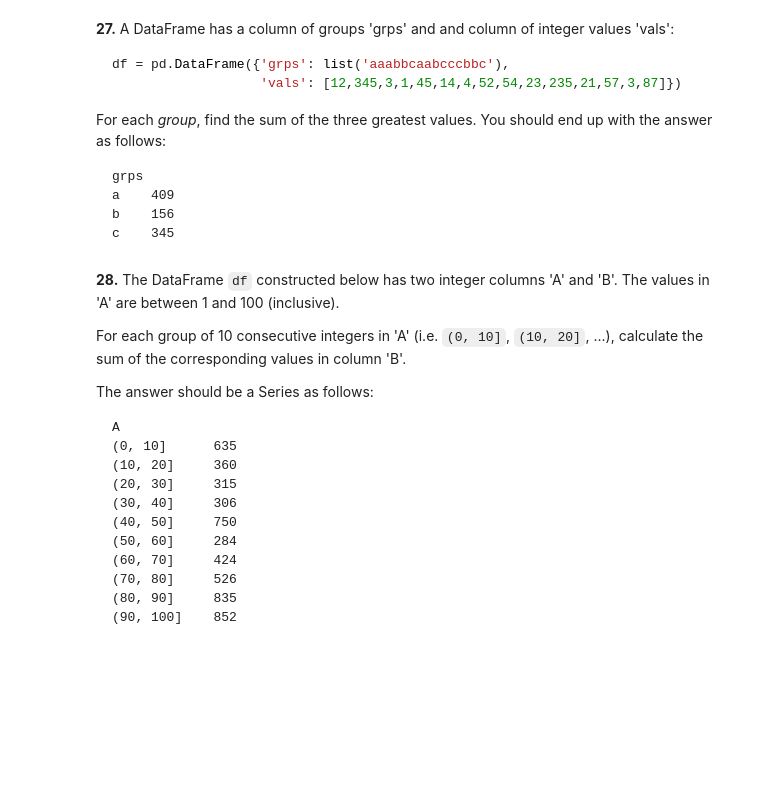
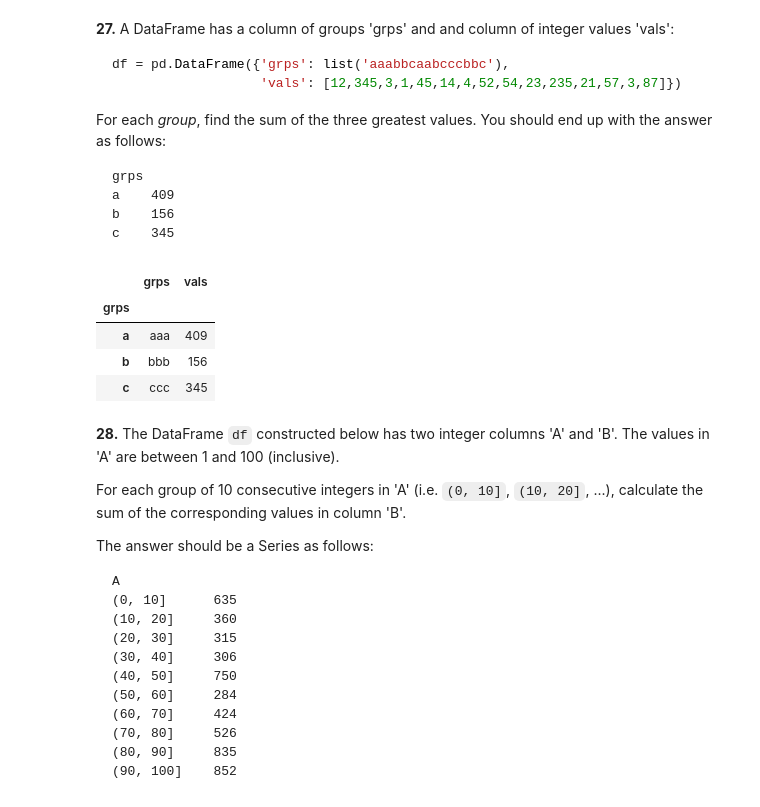
Before and after one commit to Pine9/PandasPuzzlesPractice, a Jupyter notebook: 100-pandas-puzzles.ipynb, the cells around one changed output. Cells and saved outputs as stored; diff of their text form; code cells hidden in the pictures; blank space fills up the shorter version.

Commit message:
status update: question 28

```diff
--- a/100-pandas-puzzles.ipynb
+++ b/100-pandas-puzzles.ipynb
@@ -397,8 +417,14 @@ c    345
 # %%
 df = pd.DataFrame({'grps': list('aaabbcaabcccbbc'),
                    'vals': [12,345,3,1,45,14,4,52,54,23,235,21,57,3,87]})
 
-# write a solution to the question here
+df.groupby('grps').apply(lambda x: x.nlargest(3, 'vals').sum())
+# %% [output]
+|  | grps | vals |
+| grps |  |  |
+| a | aaa | 409 |
+| b | bbb | 156 |
+| c | ccc | 345 |
 # %% [markdown]
 **28.** The DataFrame `df` constructed below has two integer columns 'A' and 'B'. The values in 'A' are between 1 and 100 (inclusive).
 
```
Also changed, not shown: parts of 3 cells of this notebook.
